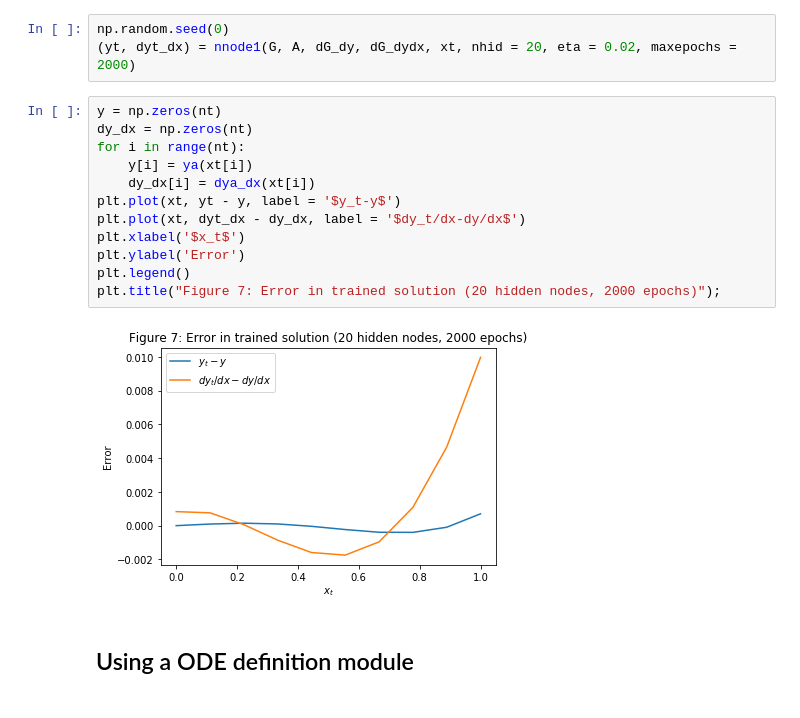
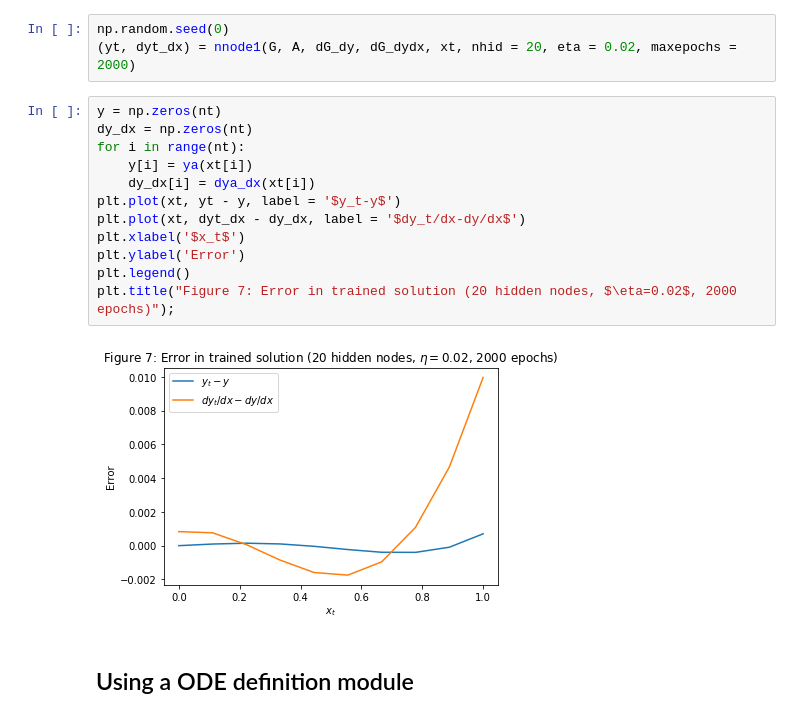
Before and after one commit to elwinter/nnode, a Jupyter notebook: nnode1.ipynb, the cells around one changed output. Cells and saved outputs as stored; diff of their text form.

```diff
--- a/nnode1.ipynb
+++ b/nnode1.ipynb
@@ -462,17 +462,17 @@ np.random.seed(0)
 # %%
 y = np.zeros(nt)
 dy_dx = np.zeros(nt)
 for i in range(nt):
     y[i] = ya(xt[i])
     dy_dx[i] = dya_dx(xt[i])
 plt.plot(xt, yt - y, label = '$y_t-y$')
 plt.plot(xt, dyt_dx - dy_dx, label = '$dy_t/dx-dy/dx$')
 plt.xlabel('$x_t$')
 plt.ylabel('Error')
 plt.legend()
-plt.title("Figure 7: Error in trained solution (20 hidden nodes, 2000 epochs)");
+plt.title("Figure 7: Error in trained solution (20 hidden nodes, $\eta=0.02$, 2000 epochs)");
 # %% [output]
-[figure, old version]
+[figure, new version]
 # %% [markdown]
 ## Using a ODE definition module
 # %% [markdown]
```
Also changed, not shown: parts of 4 cells of this notebook, 5 other files.
